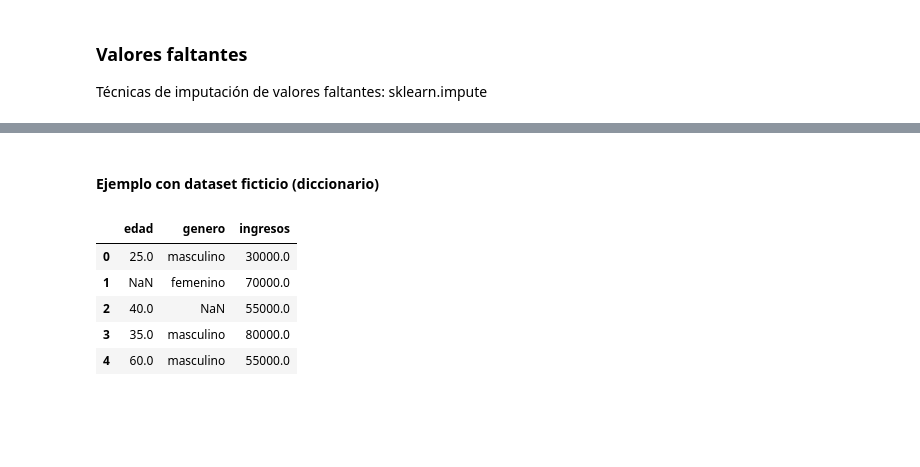
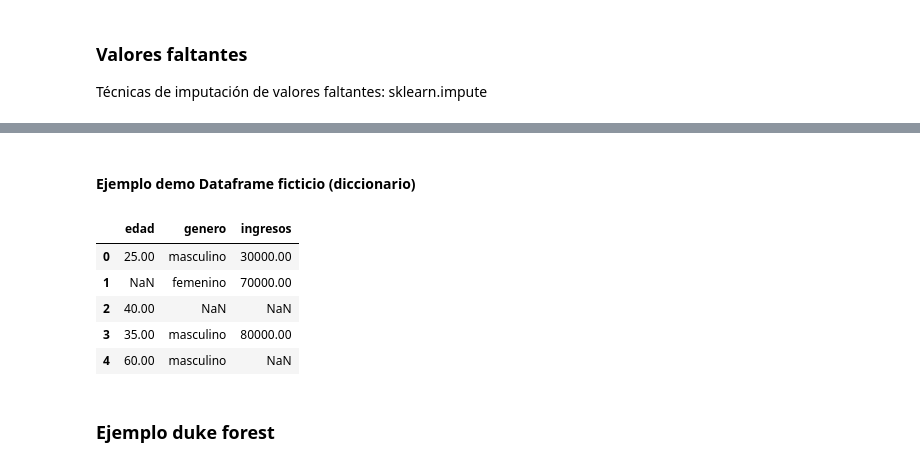
Before and after one commit to Angelbardon/curso-_analisis_angel_bardon, a Jupyter notebook: m6-ml/4. Regresion_pipeline.ipynb, the cells around one changed output, grey strips where cells are left out. Drawn from its saved outputs; the diff is of its cells as text; code cells hidden in the pictures; blank space fills up the shorter version.

```diff
--- a/m6-ml/4. Regresion_pipeline.ipynb
+++ b/m6-ml/4. Regresion_pipeline.ipynb
@@ -7,6 +7,8 @@ import pandas as pd
 import numpy as np
 import matplotlib.pyplot as plt
 import seaborn as sns
+from sklearn.model_selection import train_test_split
+pd.options.display.float_format = '{:.2f}'.format
 # %%
 df = pd.read_csv('../dataset/duke_forest_null.csv')
 df.head(1)
@@ -81,36 +81,38 @@ type          0
 dtype: int64
 # %% [markdown]
-#### Ejemplo con dataset ficticio (diccionario)
+#### Ejemplo demo Dataframe ficticio (diccionario)
 # %%
 from sklearn.experimental import enable_iterative_imputer
 from sklearn.impute import KNNImputer, SimpleImputer, IterativeImputer
 
 df = pd.DataFrame({
     'edad': [25, np.nan, 40, 35, 60, np.nan],
     'genero': ['masculino', 'femenino', np.nan, 'masculino', 'masculino', 'femenino'],
     'ingresos': [30000, 70000, np.nan, 80000, np.nan, 40000]
 })
 
-# imp_mean = SimpleImputer(missing_values=np.nan, strategy='median')
+imp_mean = SimpleImputer(missing_values=np.nan, strategy='median')
 
 # imp_knn = KNNImputer(n_neighbors=2)
 # df['edad'] = imp_mean.fit_transform(df[['edad']])
 # df['ingresos'] = imp_mean.fit_transform(df[['ingresos']])
 
 # imp_constant = SimpleImputer(strategy='constant', fill_value='other')
 # df['genero'] = imp_constant.fit_transform(df[['genero']])
 
 # imp_constant = SimpleImputer(strategy='most_frecuent')
 # df['genero'] = imp_constant.fit_transform(df[['genero']])
 
-imp_iter = IterativeImputer(random_state=42)
-df['ingresos'] = imp_iter.fit_transform(df[['ingresos']])
+# imp_iter = IterativeImputer(random_state=42)
+# df['ingresos'] = imp_iter.fit_transform(df[['ingresos']])
 
 df.head()
 # %% [output]
 |  | edad | genero | ingresos |
-| 0 | 25.0 | masculino | 30000.0 |
-| 1 | NaN | femenino | 70000.0 |
-| 2 | 40.0 | NaN | 55000.0 |
-| 3 | 35.0 | masculino | 80000.0 |
-| 4 | 60.0 | masculino | 55000.0 |
+| 0 | 25.00 | masculino | 30000.00 |
+| 1 | NaN | femenino | 70000.00 |
+| 2 | 40.00 | NaN | NaN |
+| 3 | 35.00 | masculino | 80000.00 |
+| 4 | 60.00 | masculino | NaN |
+# %% [markdown]
+### Ejemplo duke forest
```
Also changed, not shown: parts of 37 cells of this notebook.
